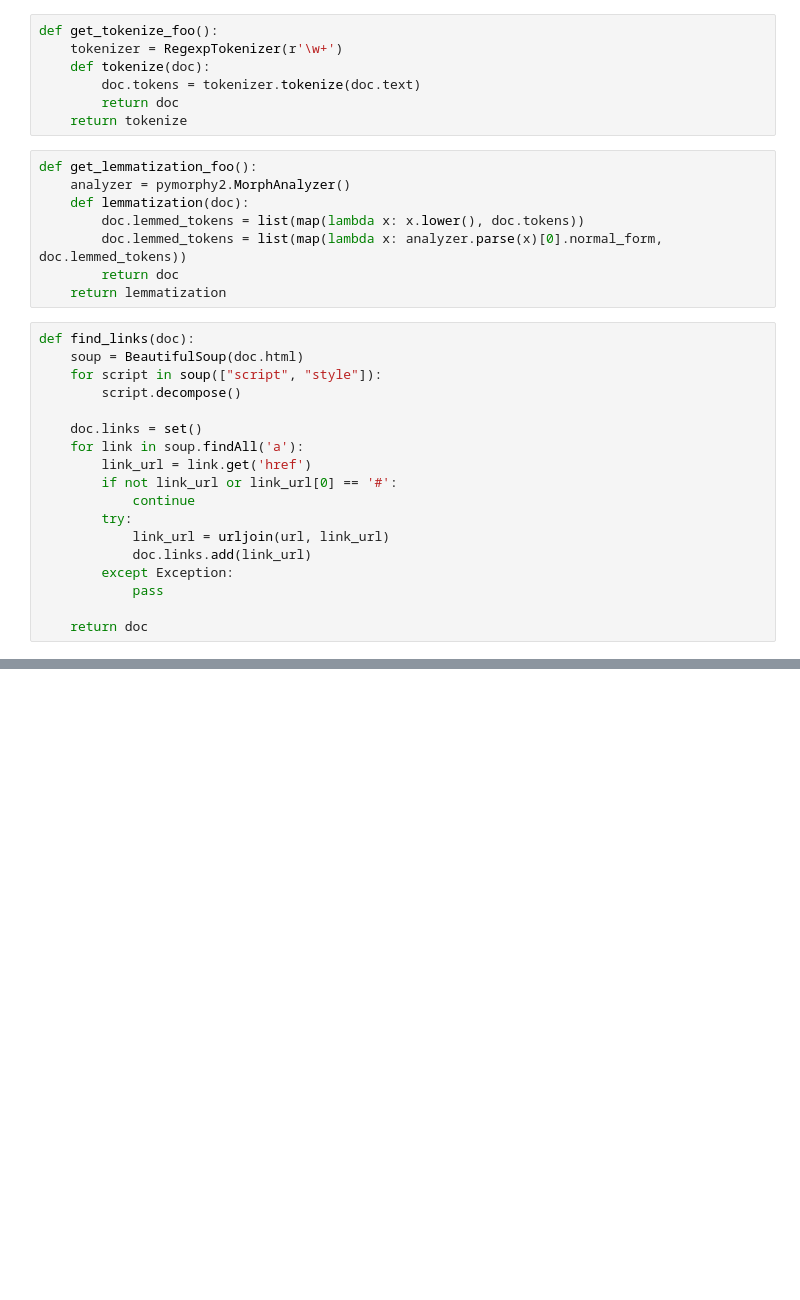
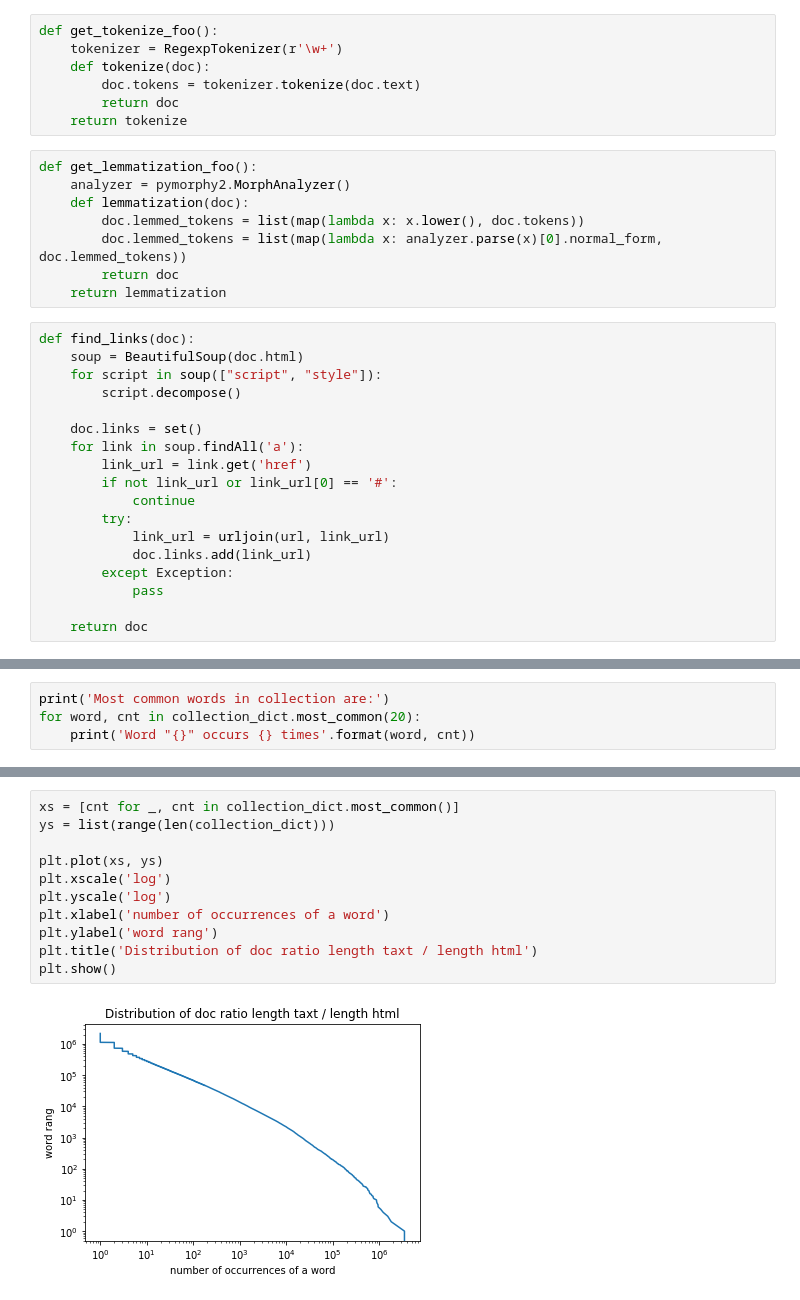
Before and after one commit to GrigoryBartosh/hse07_information_search, a Jupyter notebook: 01.ipynb, the cells around one changed output, grey strips where cells are left out. Drawn from its saved outputs; the diff is of its cells as text; blank space fills up the shorter version.

```diff
--- a/01.ipynb
+++ b/01.ipynb
@@ -178,0 +182,4 @@ Mean length of word in dictionary is: 5.271186440677966
+# %%
+print('Most common words in collection are:')
+for word, cnt in collection_dict.most_common(20):
+    print('Word "{}" occurs {} times'.format(word, cnt))
@@ -178,0 +228,13 @@ Mean length of word in dictionary is: 5.271186440677966
+# %%
+xs = [cnt for _, cnt in collection_dict.most_common()]
+ys = list(range(len(collection_dict)))
+
+plt.plot(xs, ys)
+plt.xscale('log')
+plt.yscale('log')
+plt.xlabel('number of occurrences of a word')
+plt.ylabel('word rang')
+plt.title('Distribution of doc ratio length taxt / length html')
+plt.show()
+# %% [output]
+[figure, added]
```
Also changed, not shown: parts of 11 cells of this notebook.
